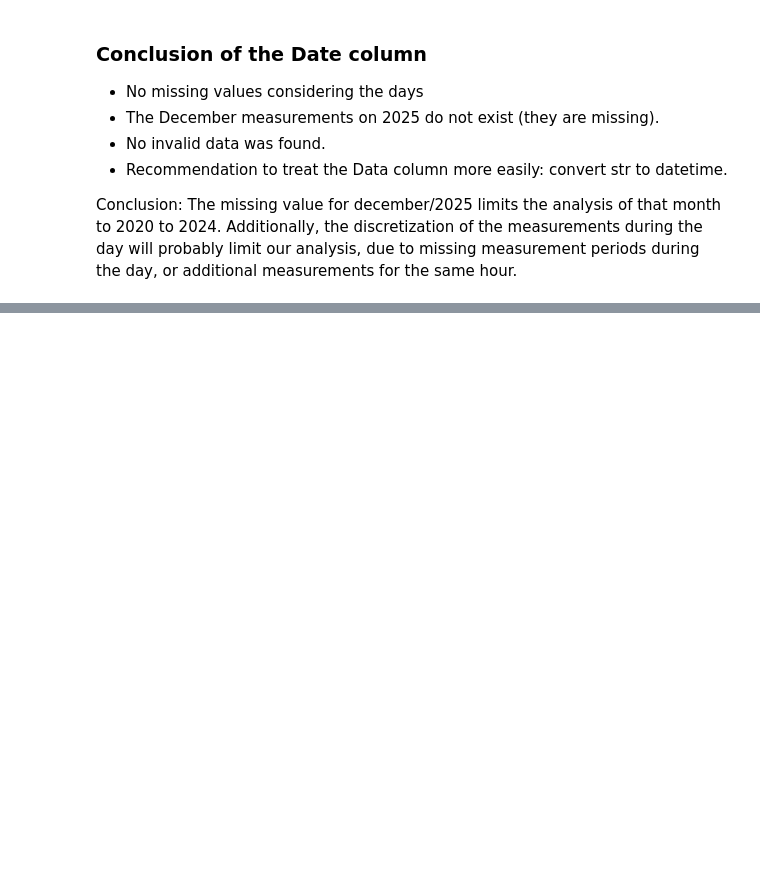
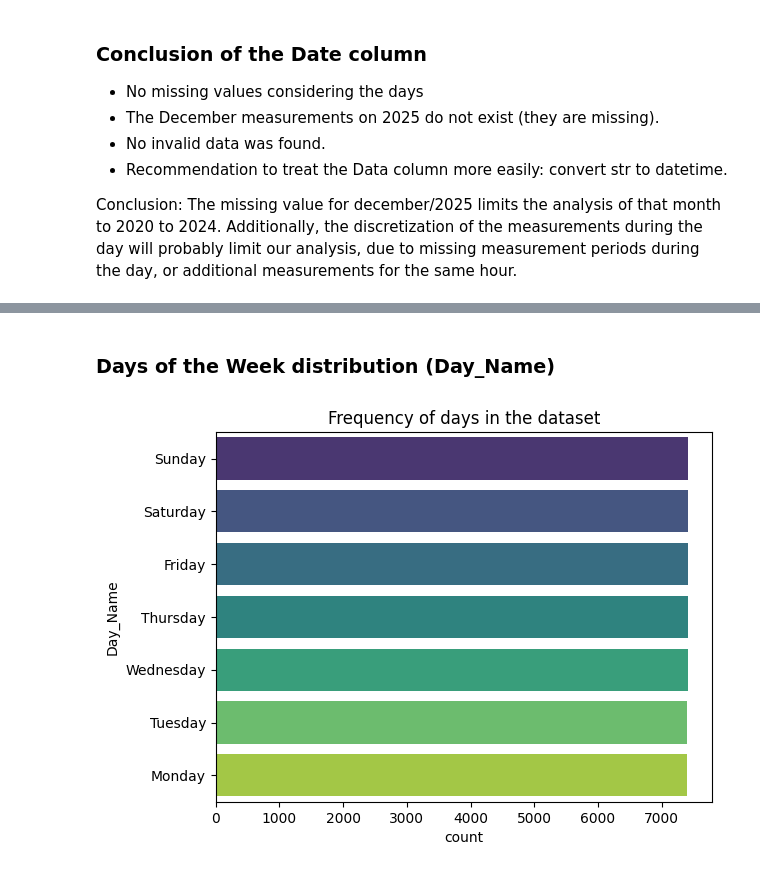
Before and after one commit to coffeedrunkpanda/project-2-eda-sql, a Jupyter notebook: eda-univariate.ipynb, the cells around one changed output, grey strips where cells are left out. Cells and saved outputs as stored; diff of their text form; code cells hidden in the pictures; blank space fills up the shorter version.

```diff
--- a/eda-univariate.ipynb
+++ b/eda-univariate.ipynb
@@ -19,7 +26,7 @@ from IPython.display import clear_output
 file_path = "Energy Production Dataset.csv"
 
 # Load the latest version
-df = kagglehub.dataset_load(
+data = kagglehub.dataset_load(
   KaggleDatasetAdapter.PANDAS,
   "ahmeduzaki/wind-and-solar-energy-production-dataset",
   file_path,
@@ -41,6 +48,7 @@ In the data exploration phase the goal is to understand the structure of the dat
 * Discretization if applicable
 * Impact of X on Y
 # %%
+df = data.copy()
 df.columns
 # %% [output]
 Index(['Date', 'Start_Hour', 'End_Hour', 'Source', 'Day_of_Year', 'Day_Name',
@@ -294,0 +301,2 @@ due to missing measurement periods during the day, or additional measurements fo
+# %%
+categorical_data = df.select_dtypes(exclude="number")
@@ -294,0 +332,15 @@ due to missing measurement periods during the day, or additional measurements fo
+# %% [markdown]
+### Days of the Week distribution (Day_Name)
+# %%
+frequency_table = categorical_data.Day_Name.value_counts().reset_index()
+proportions_table = categorical_data.Day_Name.value_counts(normalize=True).reset_index()
+# %%
+import seaborn as sns
+import matplotlib.pyplot as plt
+
+
+ax = sns.barplot(y="Day_Name", x = "count", data=frequency_table,palette='viridis', hue="Day_Name")
+ax.set_title("Frequency of days in the dataset")
+plt.show()
+# %% [output]
+[figure, added]
```
Also changed, not shown: parts of 34 cells of this notebook.
